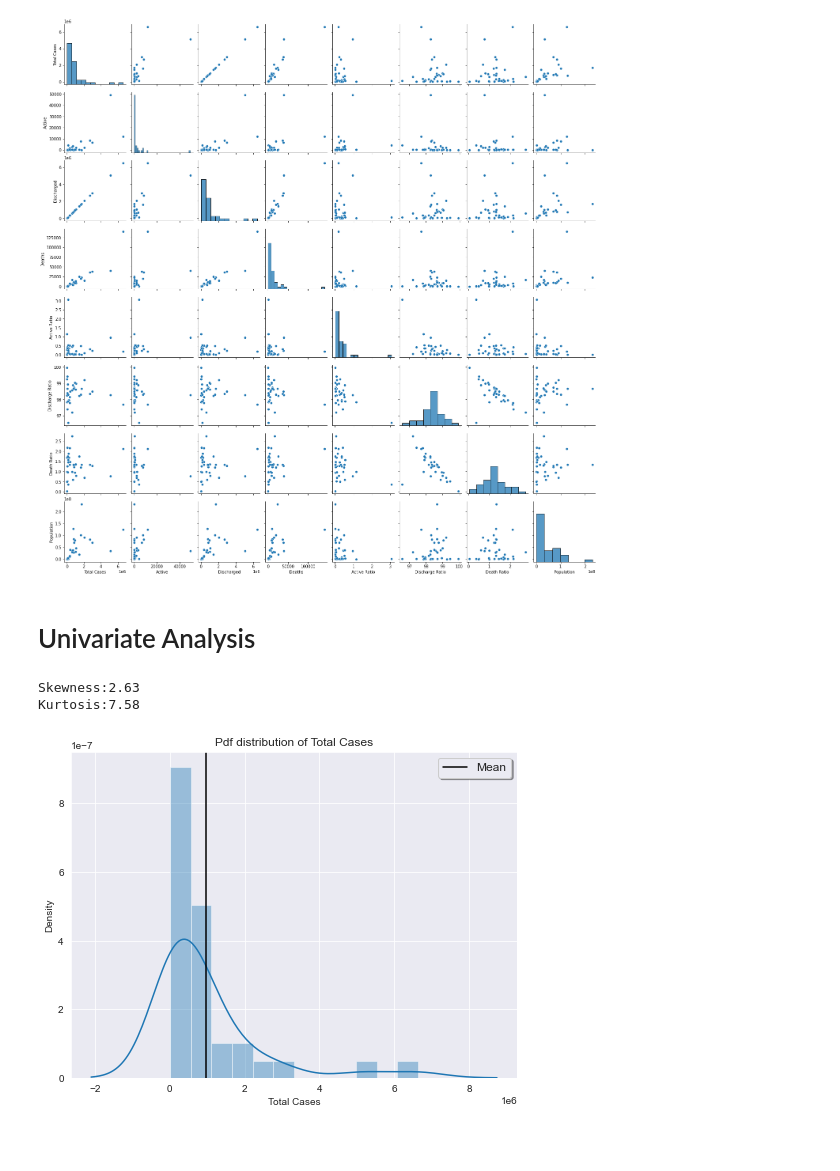
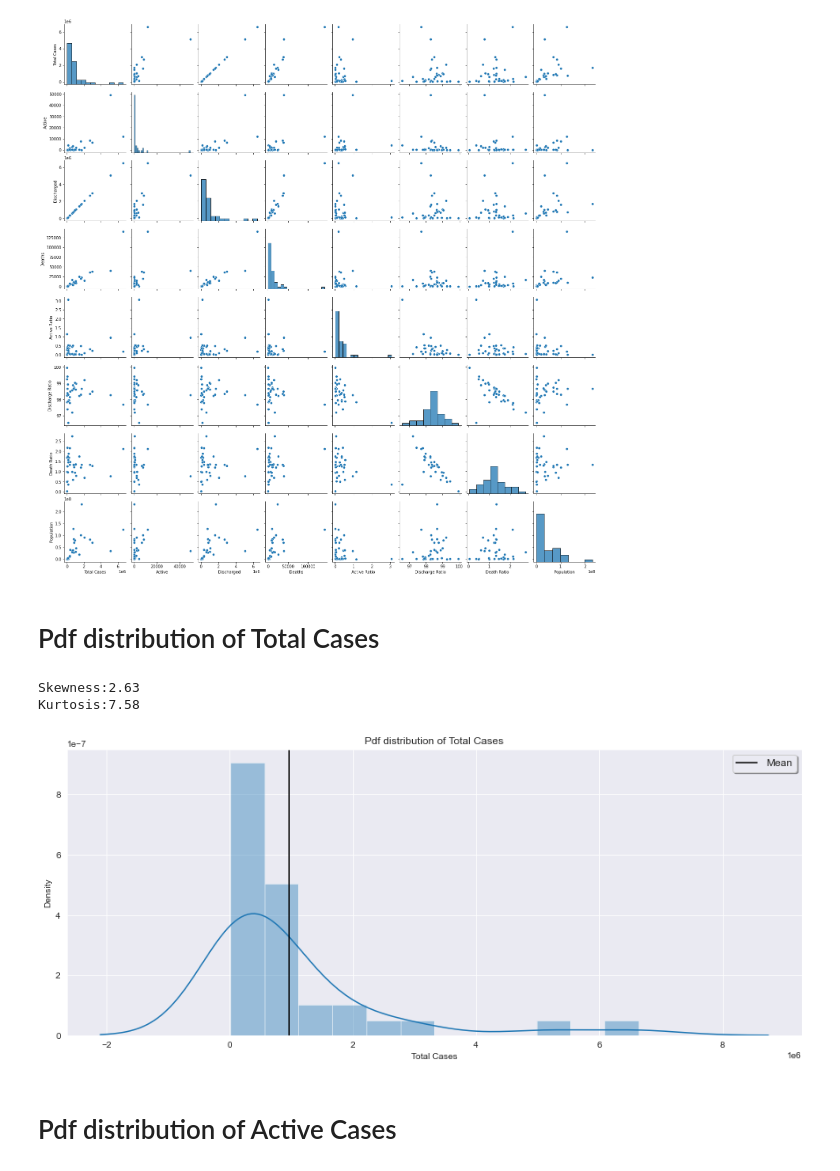
Before and after one commit to Abhishek-Murthy/Covid--19-Analysis, a Jupyter notebook: Covid-19 Analysis.ipynb, the cells around one changed output. Drawn from its saved outputs; the diff is of its cells as text; code cells hidden in the pictures; blank space fills up the shorter version.

```diff
--- a/Covid-19 Analysis.ipynb
+++ b/Covid-19 Analysis.ipynb
@@ -246,21 +356,23 @@ sns.pairplot(data)
 # %% [output]
 <seaborn.axisgrid.PairGrid at 0x...>
 [figure]
-# %% [markdown]
-# Univariate Analysis
+# %% [markdown]
+# Pdf distribution of Total Cases
 # %%
 sns.set_style("darkgrid")
-plt.figure(figsize=(8,6))
+plt.figure(figsize=(15 ,6))
 sns.distplot(data['Total Cases'])
 plt.axvline(data['Total Cases'].mean(),color='black', label='Mean')
 plt.title("Pdf distribution of Total Cases")
 plt.legend(shadow=True,fontsize="larger")
 
 skew = data['Total Cases'].skew()
 kurt = data['Total Cases'].kurt()
 print('Skewness:{}'.format(round(skew,2)))
 print('Kurtosis:{}'.format(round(kurt,2)))
 # %% [output]
 Skewness:2.63
 Kurtosis:7.58
-[figure, old version]
+[figure, new version]
+# %% [markdown]
+# Pdf distribution of Active Cases
```
Also changed, not shown: parts of 25 cells of this notebook.
